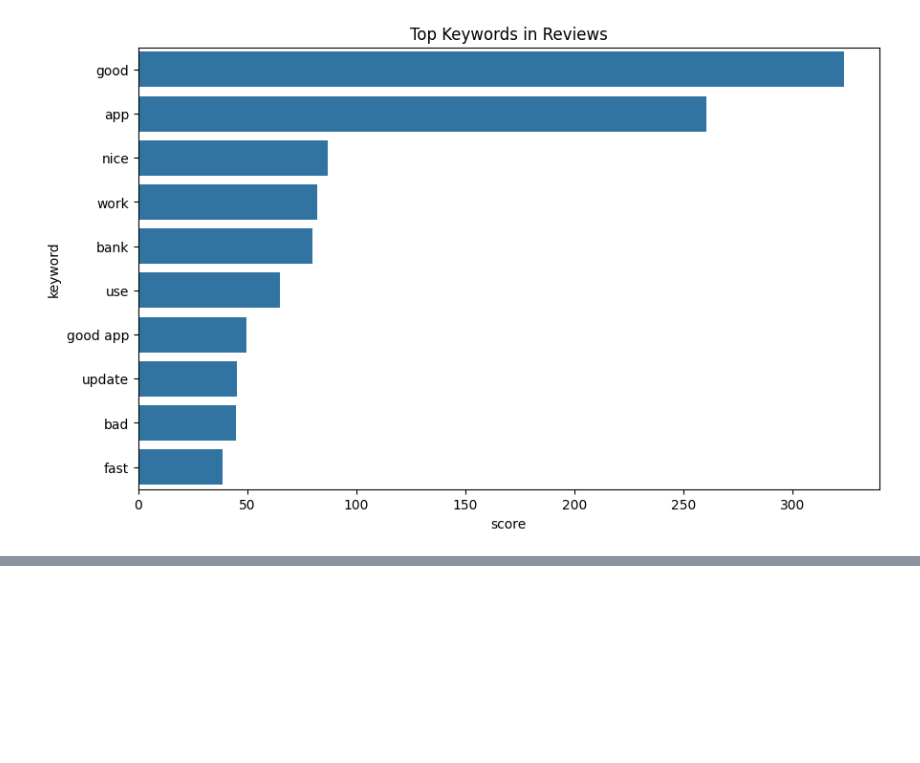
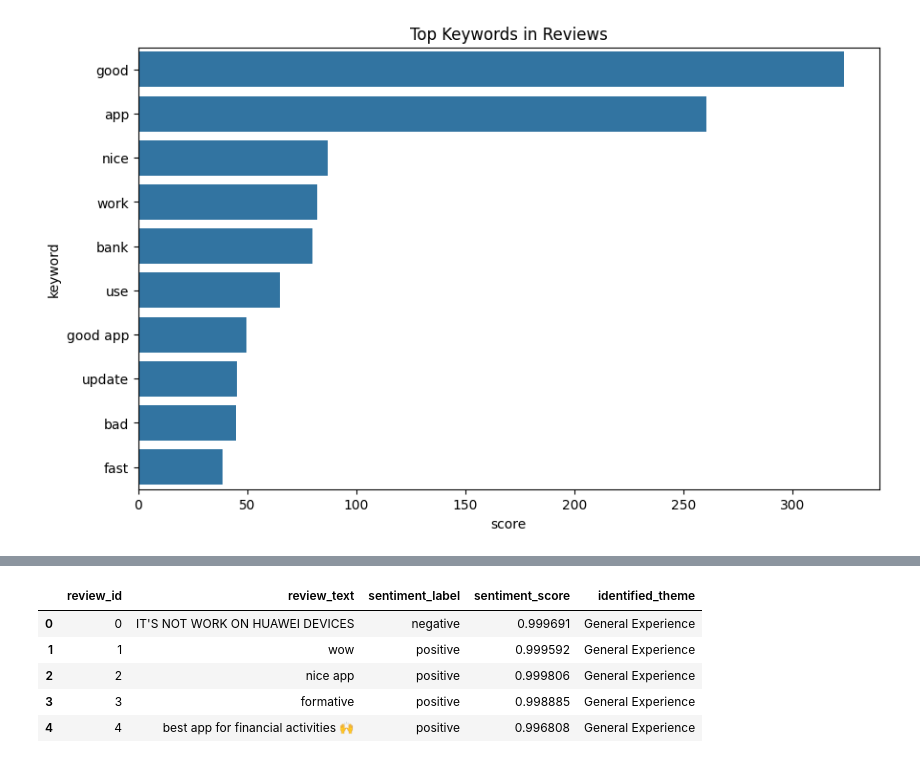
Before and after one commit to Dana-21-21/fintech-review-analytics, a Jupyter notebook: notebooks/task2_sentiment_thematic_analysis.ipynb, the cells around one changed output, grey strips where cells are left out. Cells and saved outputs as stored; diff of their text form; code cells hidden in the pictures; blank space fills up the shorter version.

```diff
--- a/notebooks/task2_sentiment_thematic_analysis.ipynb
+++ b/notebooks/task2_sentiment_thematic_analysis.ipynb
@@ -278,0 +337,9 @@ final_df.to_csv(
+# %%
+final_df.head()
+# %% [output]
+|  | review_id | review_text | sentiment_label | sentiment_score | identified_theme |
+| 0 | 0 | IT'S NOT WORK ON HUAWEI DEVICES | negative | 0.999691 | General Experience |
+| 1 | 1 | wow | positive | 0.999592 | General Experience |
+| 2 | 2 | nice app | positive | 0.999806 | General Experience |
+| 3 | 3 | formative | positive | 0.998885 | General Experience |
+| 4 | 4 | best app for financial activities 🙌 | positive | 0.996808 | General Experience |
```
Also changed, not shown: parts of 6 cells of this notebook, 2 other files.
